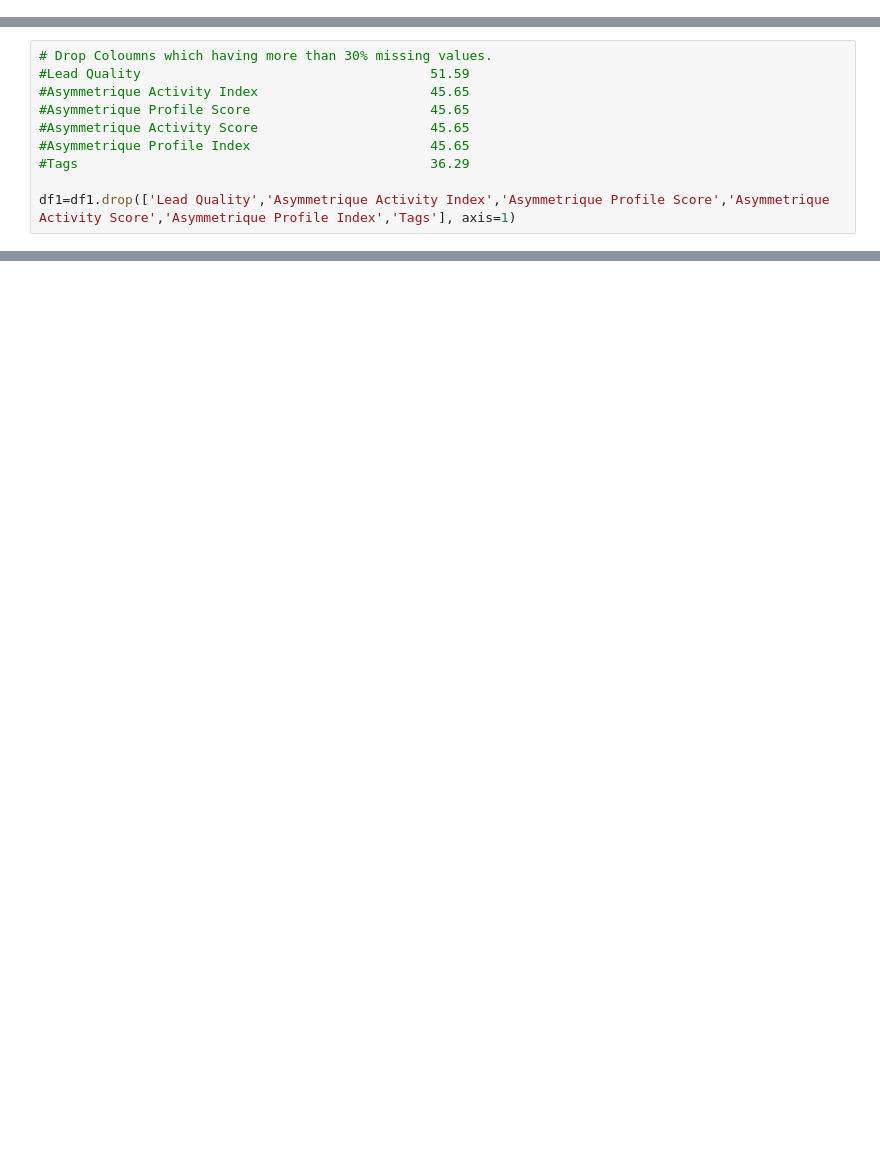
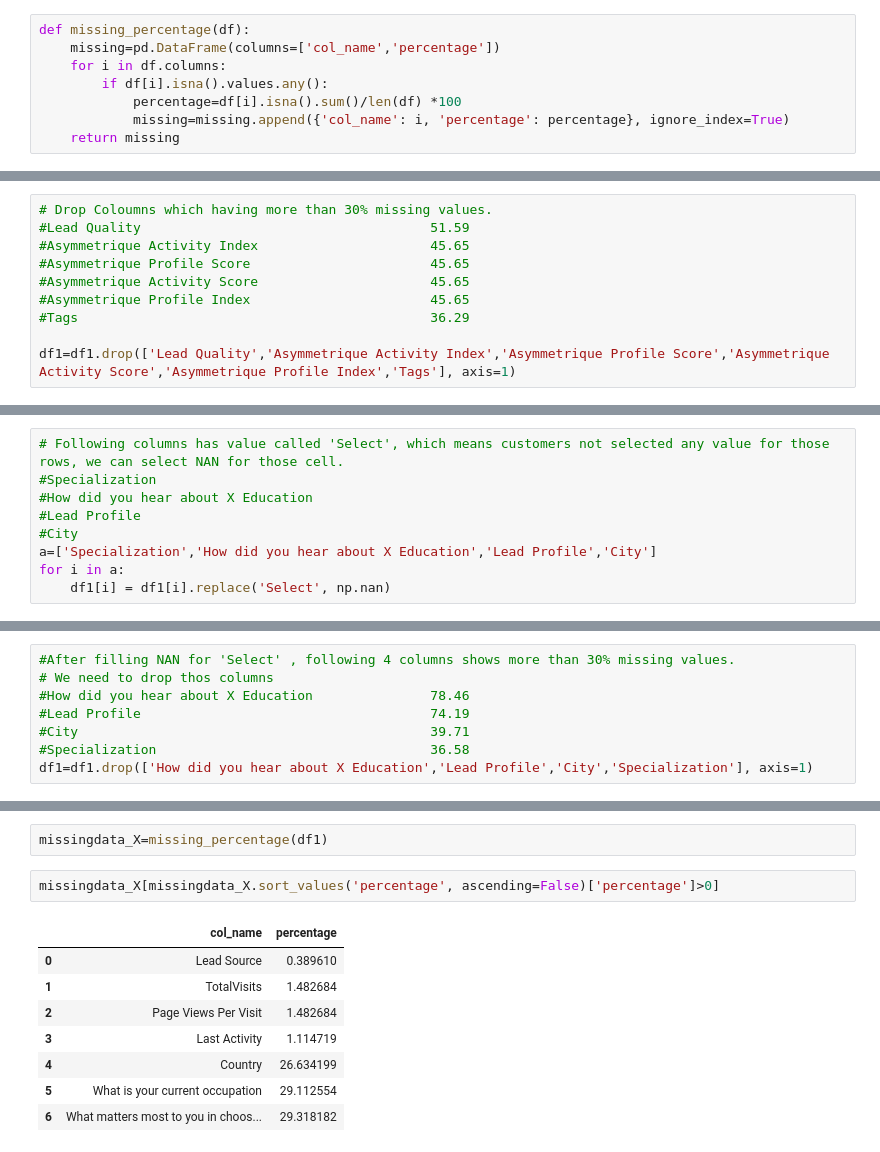
Before and after one commit to yuvarajgb/Lead_Score_Case_Study, a Jupyter notebook: Lead Scoring Case Study.ipynb, the cells around one changed output, grey strips where cells are left out. Saved outputs shown, nothing was run; the diff lists cells and outputs as text; blank space fills up the shorter version.

```diff
--- a/Lead Scoring Case Study.ipynb
+++ b/Lead Scoring Case Study.ipynb
@@ -54,6 +66,14 @@ Data columns (total 37 columns):
  36  Last Notable Activity                          9240 non-null   object
 dtypes: float64(4), int64(3), object(30)
 memory usage: 2.6+ MB
+# %%
+def missing_percentage(df):
+    missing=pd.DataFrame(columns=['col_name','percentage'])
+    for i in df.columns:
+        if df[i].isna().values.any():
+            percentage=df[i].isna().sum()/len(df) *100
+            missing=missing.append({'col_name': i, 'percentage': percentage}, ignore_index=True)
+    return missing
 # %%
 df1.isnull().sum().sort_values(ascending=0)
 # %% [output]
@@ -132,0 +187,9 @@ df1=df1.drop(['Lead Quality','Asymmetrique Activity Index','Asymmetrique Profile
+# %%
+# Following columns has value called 'Select', which means customers not selected any value for those rows, we can select NAN for those cell.
+#Specialization
+#How did you hear about X Education
+#Lead Profile
+#City
+a=['Specialization','How did you hear about X Education','Lead Profile','City']
+for i in a:
+    df1[i] = df1[i].replace('Select', np.nan)
@@ -132,0 +217,8 @@ df1=df1.drop(['Lead Quality','Asymmetrique Activity Index','Asymmetrique Profile
+# %%
+#After filling NAN for 'Select' , following 4 columns shows more than 30% missing values.
+# We need to drop thos columns
+#How did you hear about X Education               78.46
+#Lead Profile                                     74.19
+#City                                             39.71
+#Specialization                                   36.58
+df1=df1.drop(['How did you hear about X Education','Lead Profile','City','Specialization'], axis=1)
@@ -132,0 +246,13 @@ df1=df1.drop(['Lead Quality','Asymmetrique Activity Index','Asymmetrique Profile
+# %%
+missingdata_X=missing_percentage(df1)
+# %%
+missingdata_X[missingdata_X.sort_values('percentage', ascending=False)['percentage']>0]
+# %% [output]
+|  | col_name | percentage |
+| 0 | Lead Source | 0.389610 |
+| 1 | TotalVisits | 1.482684 |
+| 2 | Page Views Per Visit | 1.482684 |
+| 3 | Last Activity | 1.114719 |
+| 4 | Country | 26.634199 |
+| 5 | What is your current occupation | 29.112554 |
+| 6 | What matters most to you in choos... | 29.318182 |
```
Also changed, not shown: parts of 24 cells of this notebook.
